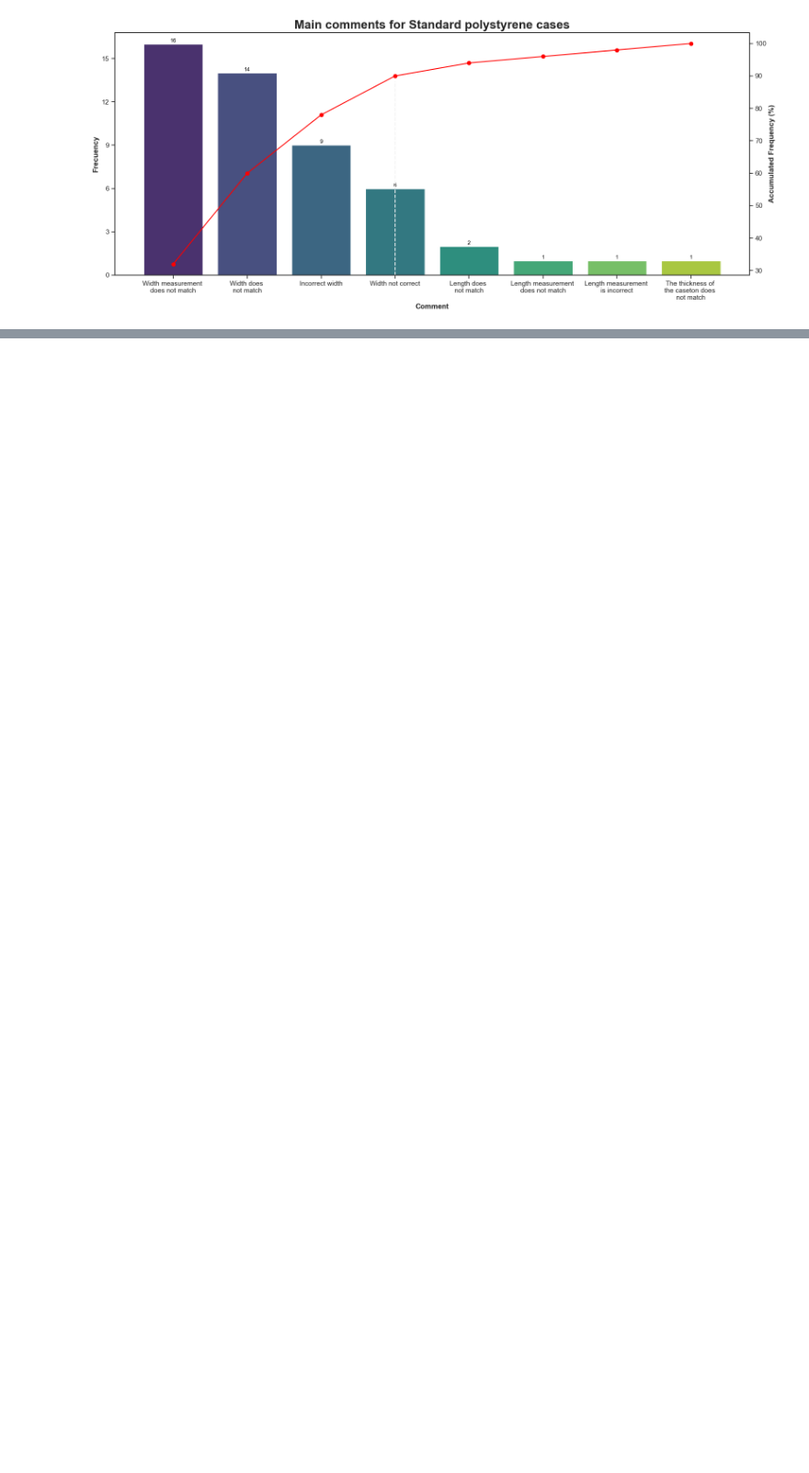
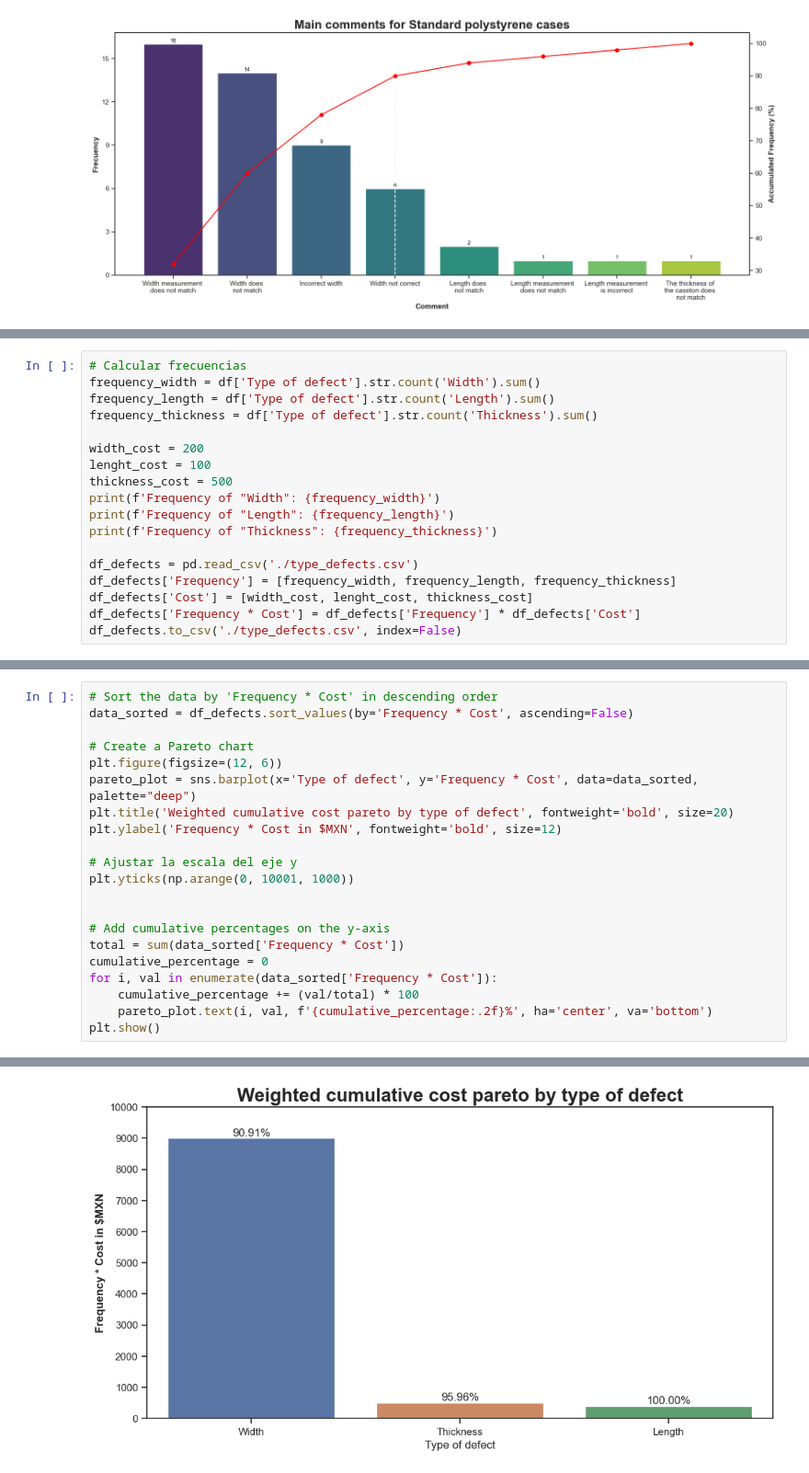
Before and after one commit to daniellreyes/LeanSS, a Jupyter notebook: 2-Measure/Polystylene Process/measure_polystylene.ipynb, the cells around one changed output, grey strips where cells are left out. Shown at 92% size. Cells and saved outputs as stored; diff of their text form; blank space fills up the shorter version.

```diff
--- a/2-Measure/Polystylene Process/measure_polystylene.ipynb
+++ b/2-Measure/Polystylene Process/measure_polystylene.ipynb
@@ -126,0 +183,18 @@ memory usage: 532.0 bytes
+# %%
+# Calcular frecuencias
+frequency_width = df['Type of defect'].str.count('Width').sum()
+frequency_length = df['Type of defect'].str.count('Length').sum()
+frequency_thickness = df['Type of defect'].str.count('Thickness').sum()
+
+width_cost = 200
+lenght_cost = 100
+thickness_cost = 500
+print(f'Frequency of "Width": {frequency_width}')
+print(f'Frequency of "Length": {frequency_length}')
+print(f'Frequency of "Thickness": {frequency_thickness}')
+
+df_defects = pd.read_csv('./type_defects.csv')
+df_defects['Frequency'] = [frequency_width, frequency_length, frequency_thickness]
+df_defects['Cost'] = [width_cost, lenght_cost, thickness_cost]
+df_defects['Frequency * Cost'] = df_defects['Frequency'] * df_defects['Cost']
+df_defects.to_csv('./type_defects.csv', index=False)
@@ -126,0 +205,22 @@ memory usage: 532.0 bytes
+# %%
+# Sort the data by 'Frequency * Cost' in descending order
+data_sorted = df_defects.sort_values(by='Frequency * Cost', ascending=False)
+
+# Create a Pareto chart
+plt.figure(figsize=(12, 6))
+pareto_plot = sns.barplot(x='Type of defect', y='Frequency * Cost', data=data_sorted, palette="deep")
+plt.title('Weighted cumulative cost pareto by type of defect', fontweight='bold', size=20)
+plt.ylabel('Frequency * Cost in $MXN', fontweight='bold', size=12)
+
+# Ajustar la escala del eje y
+plt.yticks(np.arange(0, 10001, 1000))
+
+
+# Add cumulative percentages on the y-axis
+total = sum(data_sorted['Frequency * Cost'])
+cumulative_percentage = 0
+for i, val in enumerate(data_sorted['Frequency * Cost']):
+    cumulative_percentage += (val/total) * 100
+    pareto_plot.text(i, val, f'{cumulative_percentage:.2f}%', ha='center', va='bottom')
+plt.show()
+# %% [output]
@@ -126,0 +234 @@ memory usage: 532.0 bytes
+[figure, added]
```
Also changed, not shown: parts of 15 cells of this notebook, 9 other files.
